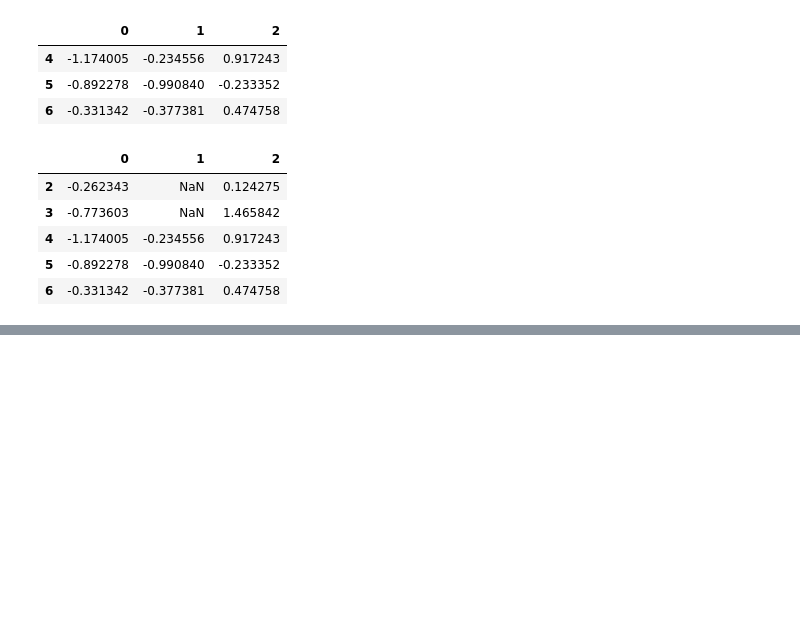
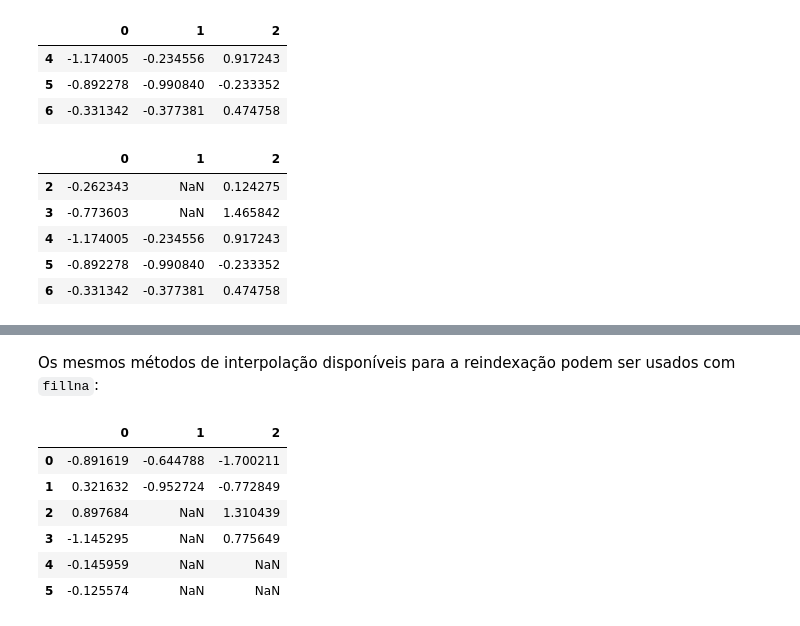
Before and after one commit to isaiassousa032/python-para-analise-de-dados-livro, a Jupyter notebook: Capitulo 7.ipynb, the cells around one changed output, grey strips where cells are left out. Cells and saved outputs as stored; diff of their text form; code cells hidden in the pictures; blank space fills up the shorter version.

```diff
--- a/Capitulo 7.ipynb
+++ b/Capitulo 7.ipynb
@@ -184,0 +218,15 @@ df.dropna(thresh=2)
+# %% [markdown]
+Os mesmos métodos de interpolação disponíveis para a reindexação podem ser usados com `fillna`:
+# %%
+df = pd.DataFrame(np.random.standard_normal((6,3)))
+df.iloc[2:,1] = np.nan
+df.iloc[4:,2] = np.nan
+df
+# %% [output]
+|  | 0 | 1 | 2 |
+| 0 | -0.891619 | -0.644788 | -1.700211 |
+| 1 | 0.321632 | -0.952724 | -0.772849 |
+| 2 | 0.897684 | NaN | 1.310439 |
+| 3 | -1.145295 | NaN | 0.775649 |
+| 4 | -0.145959 | NaN | NaN |
+| 5 | -0.125574 | NaN | NaN |
```
Also changed, not shown: parts of 10 cells of this notebook.
